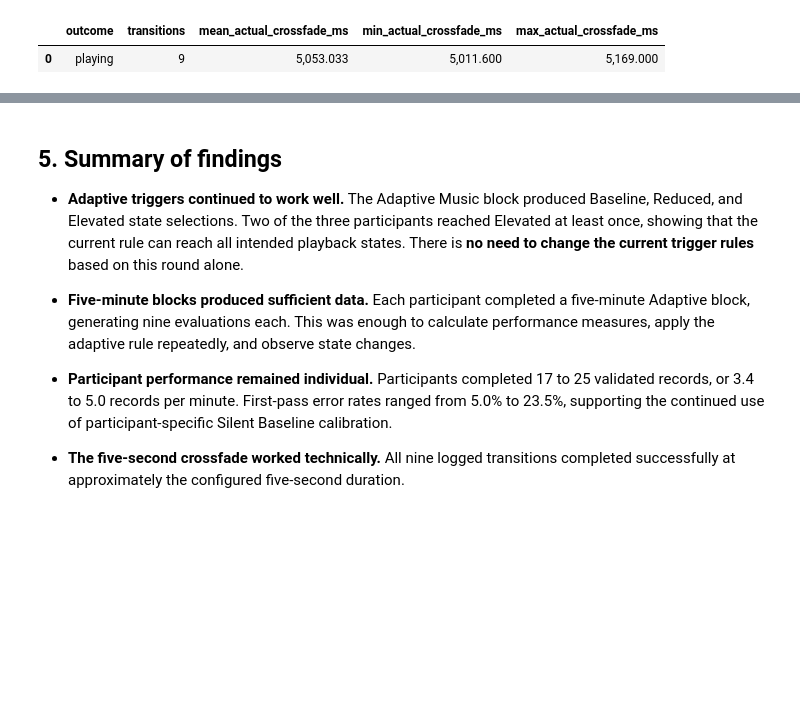
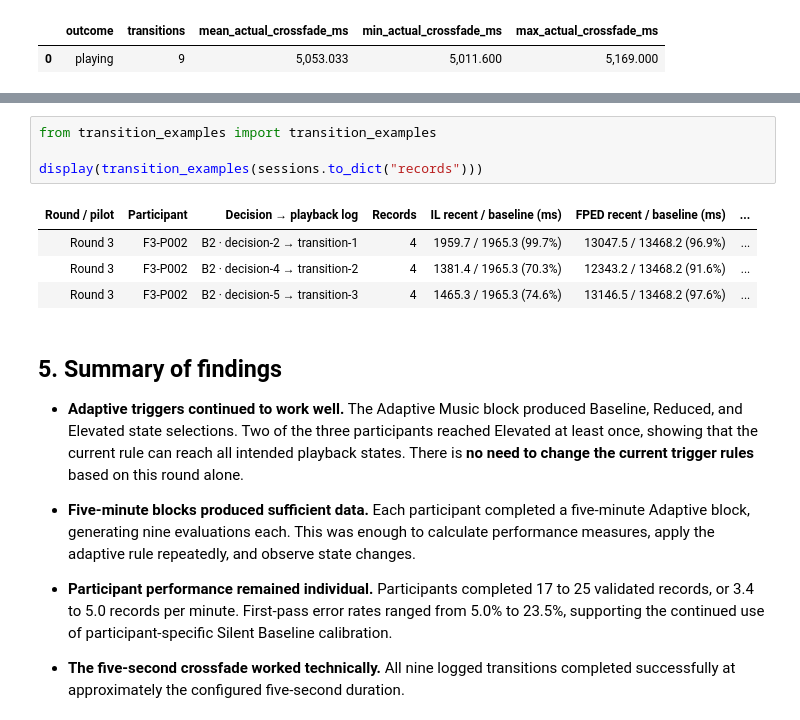
Before and after one commit to strangeshands/TunedIn-Web, a Jupyter notebook: feedback-files/analysis/FUF_Round3_Analysis.ipynb, the cells around one changed output, grey strips where cells are left out. Cells and saved outputs as stored; diff of their text form; blank space fills up the shorter version.

```diff
--- a/feedback-files/analysis/FUF_Round3_Analysis.ipynb
+++ b/feedback-files/analysis/FUF_Round3_Analysis.ipynb
@@ -282,3 +288,12 @@ if not transitions.empty:
+# %%
+from transition_examples import transition_examples
+
+display(transition_examples(sessions.to_dict("records")))
+# %% [output]
+| Round / pilot | Participant | Decision → playback log | Records | IL recent / baseline (ms) | FPED recent / baseline (ms) | ... |
+| Round 3 | F3-P002 | B2 · decision-2 → transition-1 | 4 | 1959.7 / 1965.3 (99.7%) | 13047.5 / 13468.2 (96.9%) | ... |
+| Round 3 | F3-P002 | B2 · decision-4 → transition-2 | 4 | 1381.4 / 1965.3 (70.3%) | 12343.2 / 13468.2 (91.6%) | ... |
+| Round 3 | F3-P002 | B2 · decision-5 → transition-3 | 4 | 1465.3 / 1965.3 (74.6%) | 13146.5 / 13468.2 (97.6%) | ... |
 # %% [markdown]
 ## 5. Summary of findings
 
```
Also changed, not shown: parts of 1 cell of this notebook, 14 other files.
